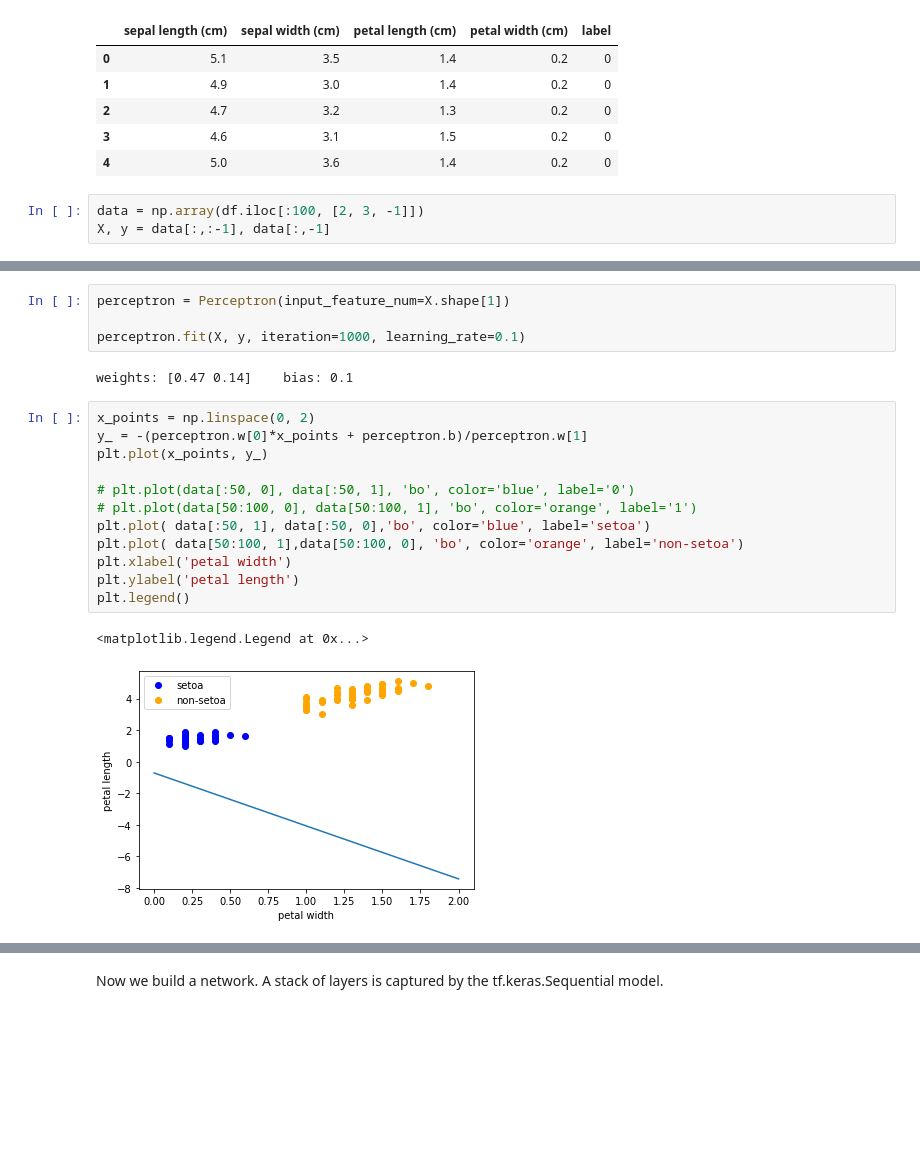
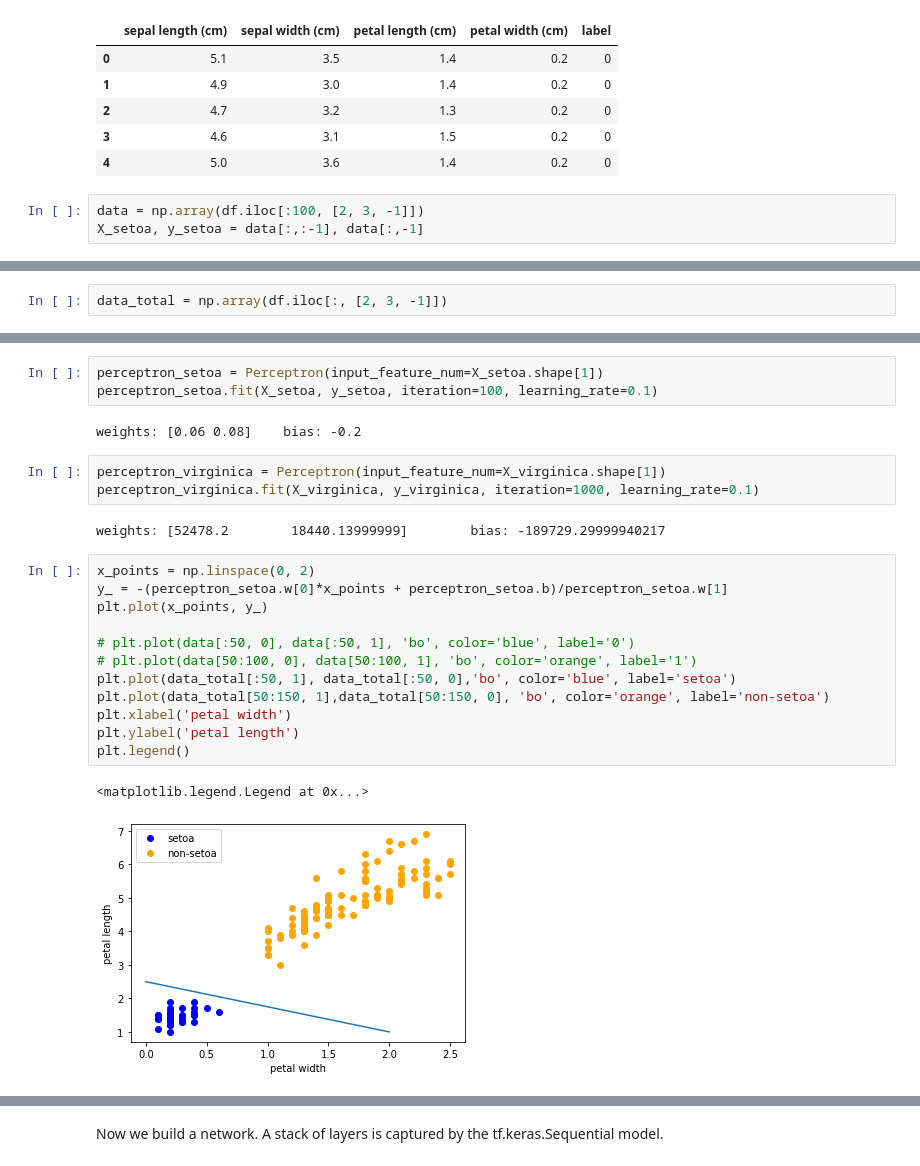
Before and after one commit to yeswhos/COMP5400M-Bio-inspired-Computing, a Jupyter notebook: CW2/Backpropagation on the Iris data set.ipynb, the cells around one changed output, grey strips where cells are left out. Drawn from its saved outputs; the diff is of its cells as text; blank space fills up the shorter version.

```diff
--- a/CW2/Backpropagation on the Iris data set.ipynb
+++ b/CW2/Backpropagation on the Iris data set.ipynb
@@ -176,4 +171,4 @@ df.head()
 | 4 | 5.0 | 3.6 | 1.4 | 0.2 | 0 |
 # %%
 data = np.array(df.iloc[:100, [2, 3, -1]])
-X, y = data[:,:-1], data[:,-1]
+X_setoa, y_setoa = data[:,:-1], data[:,-1]
@@ -181,0 +178,2 @@ print(X)
+# %%
+data_total = np.array(df.iloc[:, [2, 3, -1]])
@@ -240,24 +244,28 @@ class Perceptron(object):
 
     def __str__(self):
         return 'weights: {}\tbias: {}'.format(self.w, self.b)
+# %%
+perceptron_setoa = Perceptron(input_feature_num=X_setoa.shape[1])
+perceptron_setoa.fit(X_setoa, y_setoa, iteration=100, learning_rate=0.1)
+# %% [output]
+weights: [0.06 0.08]    bias: -0.2
 # %%
-perceptron = Perceptron(input_feature_num=X.shape[1])
-
-perceptron.fit(X, y, iteration=1000, learning_rate=0.1)
+perceptron_virginica = Perceptron(input_feature_num=X_virginica.shape[1])
+perceptron_virginica.fit(X_virginica, y_virginica, iteration=1000, learning_rate=0.1)
 # %% [output]
-weights: [0.47 0.14]    bias: 0.1
+weights: [52478.2        18440.13999999]        bias: -189729.29999940217
 # %%
 x_points = np.linspace(0, 2)
-y_ = -(perceptron.w[0]*x_points + perceptron.b)/perceptron.w[1]
+y_ = -(perceptron_setoa.w[0]*x_points + perceptron_setoa.b)/perceptron_setoa.w[1]
 plt.plot(x_points, y_)
 
 # plt.plot(data[:50, 0], data[:50, 1], 'bo', color='blue', label='0')
 # plt.plot(data[50:100, 0], data[50:100, 1], 'bo', color='orange', label='1')
-plt.plot( data[:50, 1], data[:50, 0],'bo', color='blue', label='setoa')
-plt.plot( data[50:100, 1],data[50:100, 0], 'bo', color='orange', label='non-setoa')
+plt.plot(data_total[:50, 1], data_total[:50, 0],'bo', color='blue', label='setoa')
+plt.plot(data_total[50:150, 1],data_total[50:150, 0], 'bo', color='orange', label='non-setoa')
 plt.xlabel('petal width')
 plt.ylabel('petal length')
 plt.legend()
 # %% [output]
 <matplotlib.legend.Legend at 0x...>
-[figure, old version]
+[figure, new version]
```
Also changed, not shown: parts of 10 cells of this notebook.
